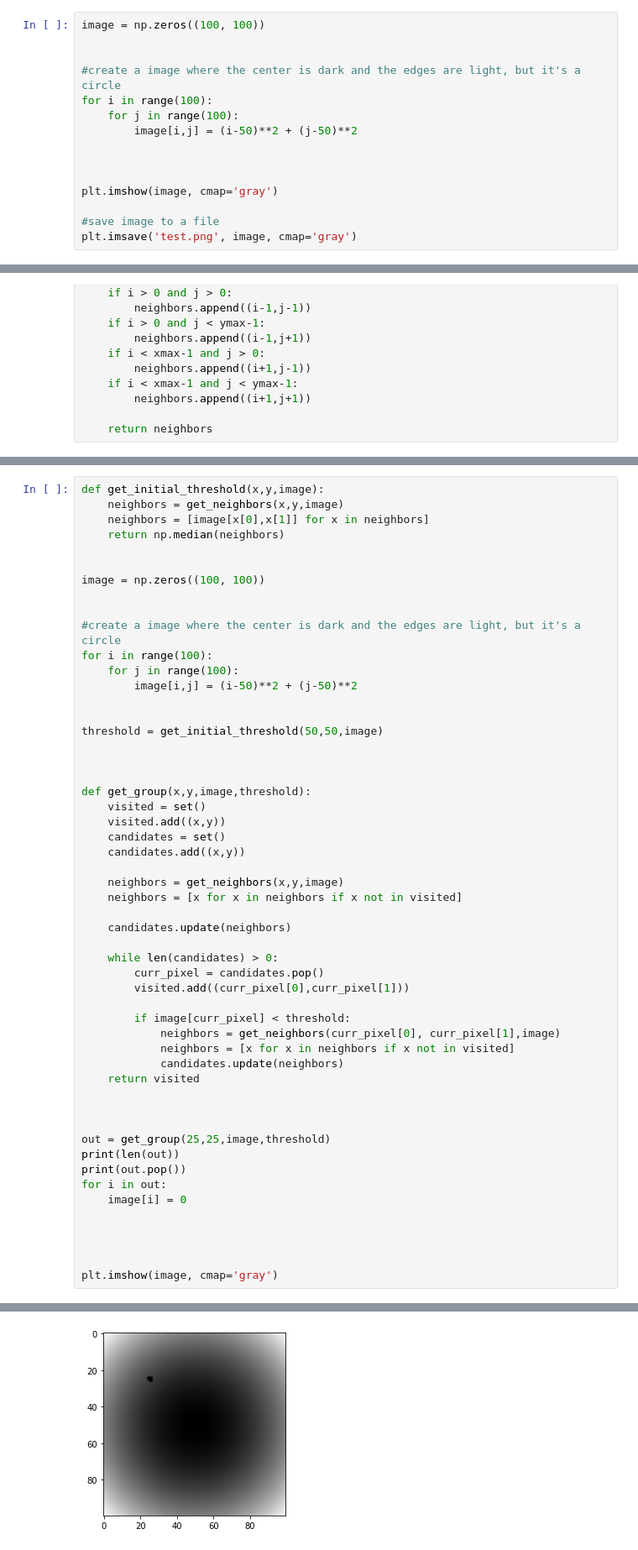
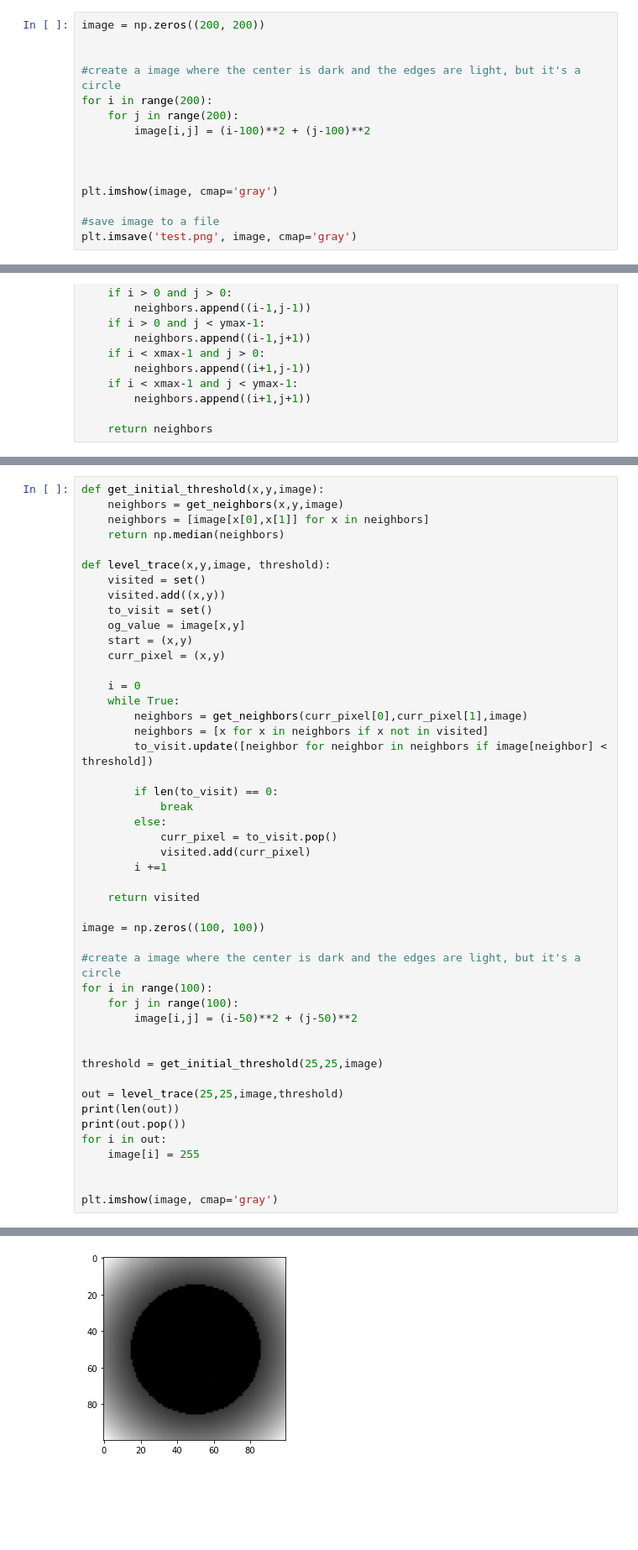
Before and after one commit to chasewes/Novarad_Playground, a Jupyter notebook: level_trace.ipynb, the cells around one changed output, grey strips where cells are left out. Shown: that part at 84% size. Cells and saved outputs as stored; diff of their text form; blank space fills up the shorter version.

```diff
--- a/level_trace.ipynb
+++ b/level_trace.ipynb
@@ -6,13 +6,13 @@ from PIL import Image
 import heapq
 import PIL
 # %%
-image = np.zeros((100, 100))
+image = np.zeros((200, 200))
 
 
 #create a image where the center is dark and the edges are light, but it's a circle
-for i in range(100):
-    for j in range(100):
-        image[i,j] = (i-50)**2 + (j-50)**2
+for i in range(200):
+    for j in range(200):
+        image[i,j] = (i-100)**2 + (j-100)**2
 
 
 
@@ -82,9 +54,30 @@ def get_initial_threshold(x,y,image):
     neighbors = [image[x[0],x[1]] for x in neighbors]
     return np.median(neighbors)
 
+def level_trace(x,y,image, threshold):
+    visited = set()
+    visited.add((x,y))
+    to_visit = set()
+    og_value = image[x,y]
+    start = (x,y)
+    curr_pixel = (x,y)
+
+    i = 0
+    while True:
+        neighbors = get_neighbors(curr_pixel[0],curr_pixel[1],image)
+        neighbors = [x for x in neighbors if x not in visited]
+        to_visit.update([neighbor for neighbor in neighbors if image[neighbor] < threshold])
+
+        if len(to_visit) == 0:
+            break
+        else:
+            curr_pixel = to_visit.pop()
+            visited.add(curr_pixel)
+        i +=1
+
+    return visited
 
 image = np.zeros((100, 100))
-
 
 #create a image where the center is dark and the edges are light, but it's a circle
 for i in range(100):
@@ -92,40 +85,13 @@ for i in range(100):
         image[i,j] = (i-50)**2 + (j-50)**2
 
 
-threshold = get_initial_threshold(50,50,image)
+threshold = get_initial_threshold(25,25,image)
 
-
-
-def get_group(x,y,image,threshold):
-    visited = set()
-    visited.add((x,y))
-    candidates = set()
-    candidates.add((x,y))
-
-    neighbors = get_neighbors(x,y,image)
-    neighbors = [x for x in neighbors if x not in visited]
-
-    candidates.update(neighbors)
-
-    while len(candidates) > 0:
-        curr_pixel = candidates.pop()
-        visited.add((curr_pixel[0],curr_pixel[1]))
-
-        if image[curr_pixel] < threshold:
-            neighbors = get_neighbors(curr_pixel[0], curr_pixel[1],image)
-            neighbors = [x for x in neighbors if x not in visited]
-            candidates.update(neighbors)
-    return visited
-
-
-
-out = get_group(25,25,image,threshold)
+out = level_trace(25,25,image,threshold)
 print(len(out))
 print(out.pop())
 for i in out:
-    image[i] = 0
-
-
+    image[i] = 255
 
 
 plt.imshow(image, cmap='gray')
@@ -135,4 +101,4 @@ plt.imshow(image, cmap='gray')
 <matplotlib.image.AxesImage at 0x...>
-[figure, old version]
+[figure, new version]
 # %%
 # %% [output]
```
Also changed, not shown: parts of 5 cells of this notebook, 3 other files.
